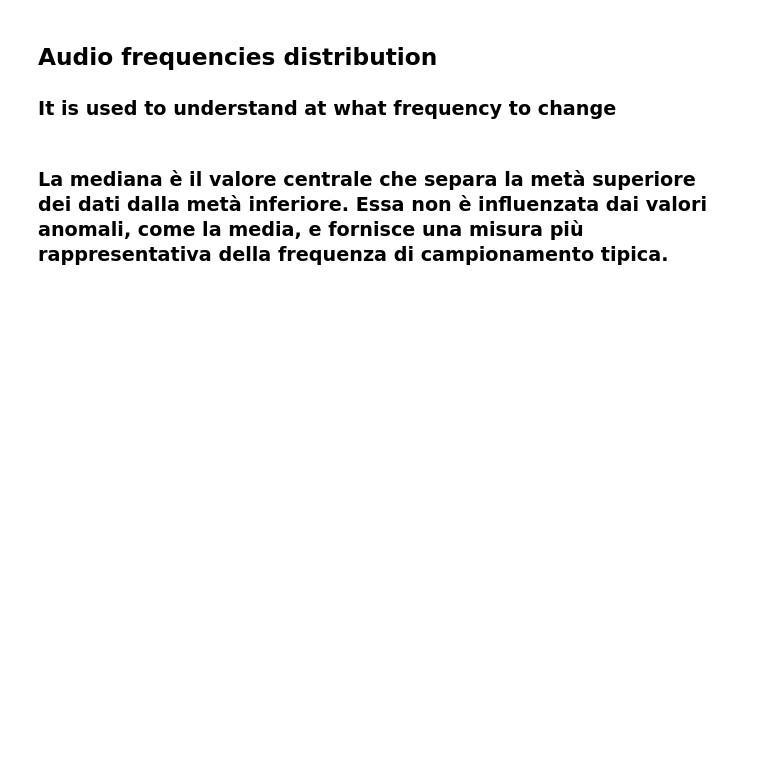
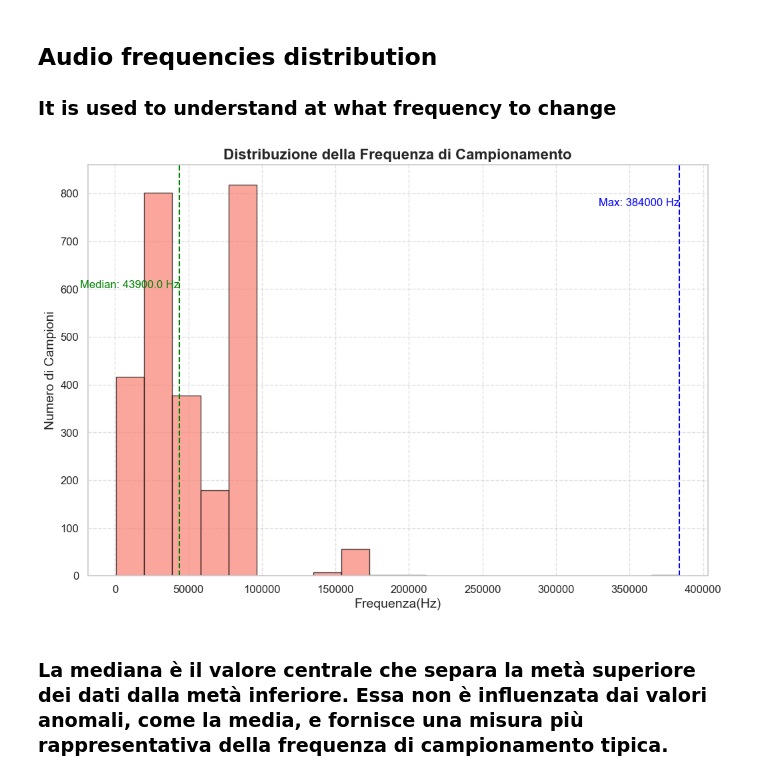
Before and after one commit to antoniopisu/UnderwaterSoundClassification, a Jupyter notebook: dataAnalisys.ipynb, the cells around one changed output. Drawn from its saved outputs; the diff is of its cells as text; code cells hidden in the pictures; blank space fills up the shorter version.

```diff
--- a/dataAnalisys.ipynb
+++ b/dataAnalisys.ipynb
@@ -10,24 +10,21 @@ from collections import Counter
 # %% [markdown]
 ## Audio Features
 # %%
-def scomponi_percorso_audio(percorso):
-    # Scomponi il percorso in elementi separati
-    elementi = percorso.split('/')
+def extract_audio_features(audio_path):
 
-    # Estrai il nome del dataset, il tipo di target e il nome del file audio
+    percorso_normalizzato = os.path.normpath(audio_path)
+    elementi = percorso_normalizzato.split(os.sep)
+
     dataset = elementi[0]
     tipo_target = elementi[1]
     nome_target = elementi[2]
     nome_file_audio = elementi[-1]
 
-    return dataset, tipo_target, nome_target, nome_file_audio
-
-def extract_audio_features(audio_path):
-
     y, sr = librosa.load(audio_path, sr=None, mono=False)
     duration = librosa.get_duration(y=y, sr=sr)
     channels = 'Mono' if y.ndim == 1 else 'Stereo'
-    return {'Audio': audio_path, 'Durata (s)': duration, 'Canali': channels, 'Frequenza(Hz)': sr}
+
+    return {'Root': tipo_target, 'Type': nome_target, 'Name': nome_file_audio, 'Durata(s)': duration, 'Canali': channels, 'Frequenza(Hz)': sr}
 # %%
 
 
@@ -231,35 +202,37 @@ import numpy as np
 import seaborn as sns
 from tabulate import tabulate
 
 # Imposta il tema di Seaborn per migliorare l'estetica
 sns.set_theme(style="whitegrid")
 
 # Frequenze di campionamento (assumendo che audio_features sia definito)
-frequencies = [feat['Frequenza di campionamento (Hz)'] for feat in audio_features]
+frequencies = [feat['Frequenza(Hz)'] for feat in audio_features]
 
 # Creazione del grafico della distribuzione della frequenza di campionamento
 plt.figure(figsize=(12, 8))  # Dimensioni maggiori per una migliore leggibilità
 plt.hist(frequencies, bins=20, color='salmon', edgecolor='black', alpha=0.7)
 plt.title('Distribuzione della Frequenza di Campionamento', fontsize=16, weight='bold')
-plt.xlabel('Frequenza di Campionamento (Hz)', fontsize=14)
+plt.xlabel('Frequenza(Hz)', fontsize=14)
 plt.ylabel('Numero di Campioni', fontsize=14)
 
 # Migliora le etichette degli assi
 plt.xticks(fontsize=12)
 plt.yticks(fontsize=12)
 
 # Aggiungi annotazioni per la frequenza massima e la mediana
 freq_max = max(frequencies)
 median_freq = np.median(frequencies)
 plt.axvline(freq_max, color='blue', linestyle='dashed', linewidth=1.5)
 plt.axvline(median_freq, color='green', linestyle='dashed', linewidth=1.5)
 plt.text(freq_max, plt.ylim()[1] * 0.9, f'Max: {freq_max} Hz', color='blue', fontsize=12, ha='right')
 plt.text(median_freq, plt.ylim()[1] * 0.7, f'Median: {median_freq} Hz', color='green', fontsize=12, ha='right')
 
 plt.grid(True, linestyle='--', alpha=0.6)
 plt.show()
 
 hist, bins = np.histogram(frequencies, bins=20)
+# %% [output]
+[figure, added]
 # %% [markdown]
 ### La mediana è il valore centrale che separa la metà superiore dei dati dalla metà inferiore. Essa non è influenzata dai valori anomali, come la media, e fornisce una misura più rappresentativa della frequenza di campionamento tipica.
 # %%
```
Also changed, not shown: parts of 10 cells of this notebook.
